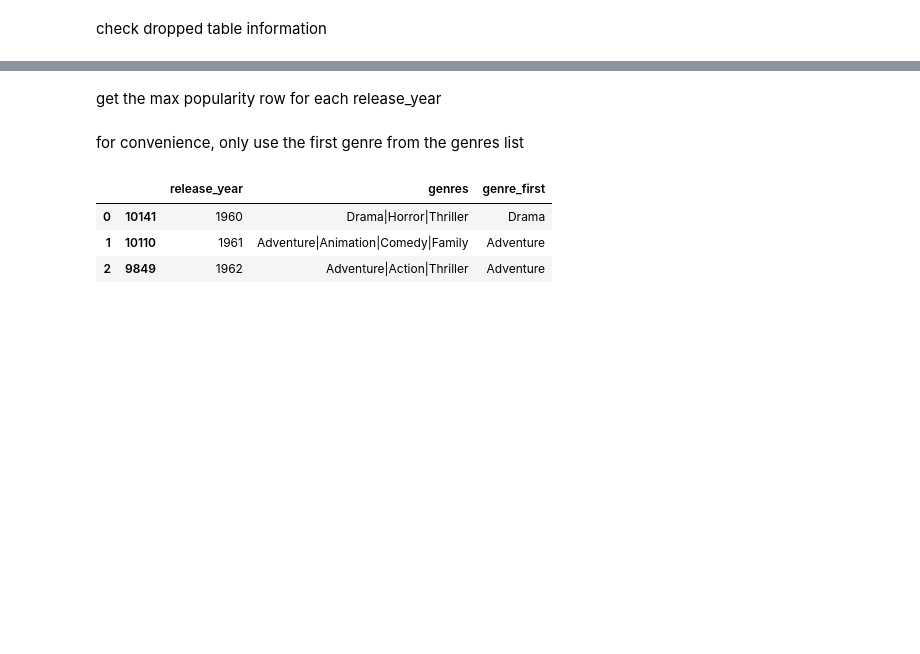
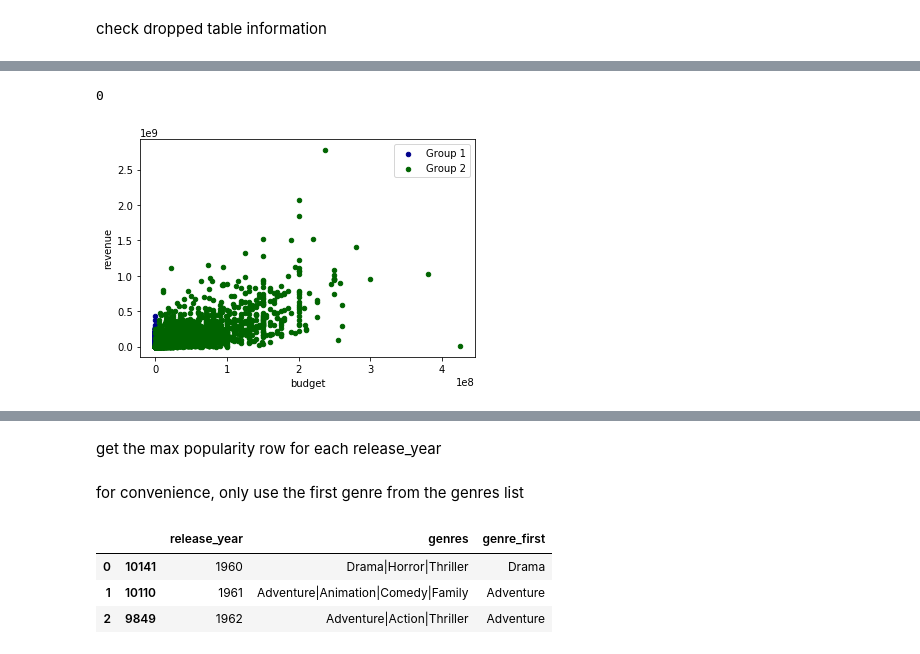
Before and after one commit to aqing1987/s-app-layer, a Jupyter notebook: udacity/ml-engineer-basic/investigate-a-dataset/investigate-tmdb-movies.ipynb, the cells around one changed output, grey strips where cells are left out. Cells and saved outputs as stored; diff of their text form; code cells hidden in the pictures; blank space fills up the shorter version.

```diff
--- a/udacity/ml-engineer-basic/investigate-a-dataset/investigate-tmdb-movies.ipynb
+++ b/udacity/ml-engineer-basic/investigate-a-dataset/investigate-tmdb-movies.ipynb
@@ -137,0 +194,16 @@ df.head()
+# %%
+# print number of duplicates again to confirm dedupe - should be 0
+sum(df_1.duplicated())
+# %% [output]
+0
+# %%
+#df.popularity.value_counts().plot(kind='scatter')
+#plt.scatter(df.popularity, df.budget)
+#df.plot(kind='scatter', x='popularity', y='revenue', color='DarkBlue', label='Group 1');
+#df.plot(kind='scatter', x='budget', y='revenue', color='DarkGreen', label='Group 2');
+#To plot multiple column groups in a single axes, repeat plot method specifying target ax.
+#df.plot(kind='scatter', x='budget', y='revenue', color='DarkGreen', label='Group 2', ax=ax);
+ax = df.plot(kind='scatter', x='popularity', y='budget', color='DarkBlue', label='Group 1');
+df.plot(kind='scatter', x='budget', y='revenue', color='DarkGreen', label='Group 2', ax=ax);
+# %% [output]
+[figure, added]
```
Also changed, not shown: parts of 18 cells of this notebook.
